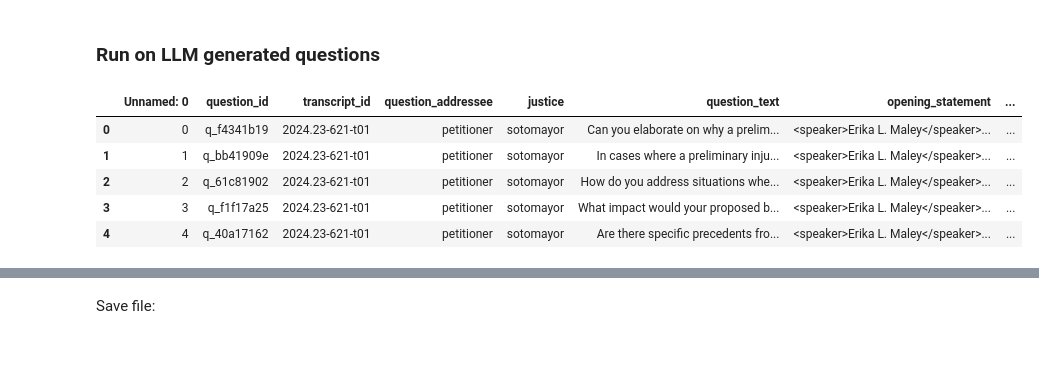
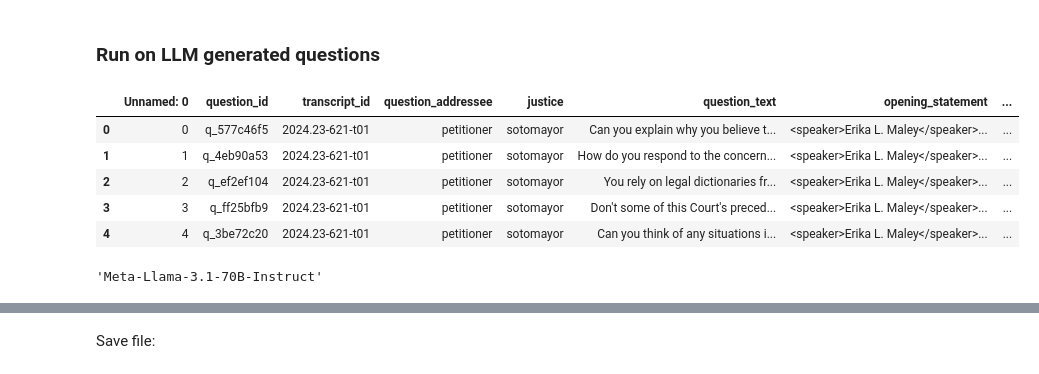
Before and after one commit to skyien-z/llms-for-oral-arguments, a Jupyter notebook: llm_generation_scripts/generate_valence_classification_della_inference.ipynb, the cells around one changed output, grey strips where cells are left out. Saved outputs shown, nothing was run; the diff lists cells and outputs as text; code cells hidden in the pictures.

Commit message:
add valence judgments for llama70b questions

```diff
--- a/llm_generation_scripts/generate_valence_classification_della_inference.ipynb
+++ b/llm_generation_scripts/generate_valence_classification_della_inference.ipynb
@@ -110,18 +112,22 @@ out_dir = '../datasets/llm_outputs/valence'
 # %% [markdown]
 ### Run on LLM generated questions
 # %%
-# model_suffix = model_name.split('/')[1] # UNCOMMENT FOR LLAMA
-model_suffix = 'gpt-4o-2024-08-06' # UNCOMMENT FOR GPT
+model_suffix = model_name.split('/')[1] # UNCOMMENT FOR LLAMA
+# model_suffix = 'gpt-4o-2024-08-06' # UNCOMMENT FOR GPT
 input_fp = f'{input_dir}/2024_llm_questions_{model_suffix}_qid.csv'
 df_llm = pd.read_csv(input_fp)
 df_llm.head()
 # %% [output]
 |  | Unnamed: 0 | question_id | transcript_id | question_addressee | justice | question_text | opening_statement | ... |
-| 0 | 0 | q_f4341b19 | 2024.23-621-t01 | petitioner | sotomayor | Can you elaborate on why a prelim... | <speaker>Erika L. Maley</speaker>... | ... |
-| 1 | 1 | q_bb41909e | 2024.23-621-t01 | petitioner | sotomayor | In cases where a preliminary inju... | <speaker>Erika L. Maley</speaker>... | ... |
-| 2 | 2 | q_61c81902 | 2024.23-621-t01 | petitioner | sotomayor | How do you address situations whe... | <speaker>Erika L. Maley</speaker>... | ... |
-| 3 | 3 | q_f1f17a25 | 2024.23-621-t01 | petitioner | sotomayor | What impact would your proposed b... | <speaker>Erika L. Maley</speaker>... | ... |
-| 4 | 4 | q_40a17162 | 2024.23-621-t01 | petitioner | sotomayor | Are there specific precedents fro... | <speaker>Erika L. Maley</speaker>... | ... |
+| 0 | 0 | q_577c46f5 | 2024.23-621-t01 | petitioner | sotomayor | Can you explain why you believe t... | <speaker>Erika L. Maley</speaker>... | ... |
+| 1 | 1 | q_4eb90a53 | 2024.23-621-t01 | petitioner | sotomayor | How do you respond to the concern... | <speaker>Erika L. Maley</speaker>... | ... |
+| 2 | 2 | q_ef2ef104 | 2024.23-621-t01 | petitioner | sotomayor | You rely on legal dictionaries fr... | <speaker>Erika L. Maley</speaker>... | ... |
+| 3 | 3 | q_ff25bfb9 | 2024.23-621-t01 | petitioner | sotomayor | Don't some of this Court's preced... | <speaker>Erika L. Maley</speaker>... | ... |
+| 4 | 4 | q_3be72c20 | 2024.23-621-t01 | petitioner | sotomayor | Can you think of any situations i... | <speaker>Erika L. Maley</speaker>... | ... |
+# %%
+model_suffix
+# %% [output]
+'Meta-Llama-3.1-70B-Instruct'
 # %%
 # GENERATE FOR ALL
 df_llm['valence_classification_raw'] = df_llm.apply(
```
Also changed, not shown: parts of 2 cells of this notebook, 1 other file.
